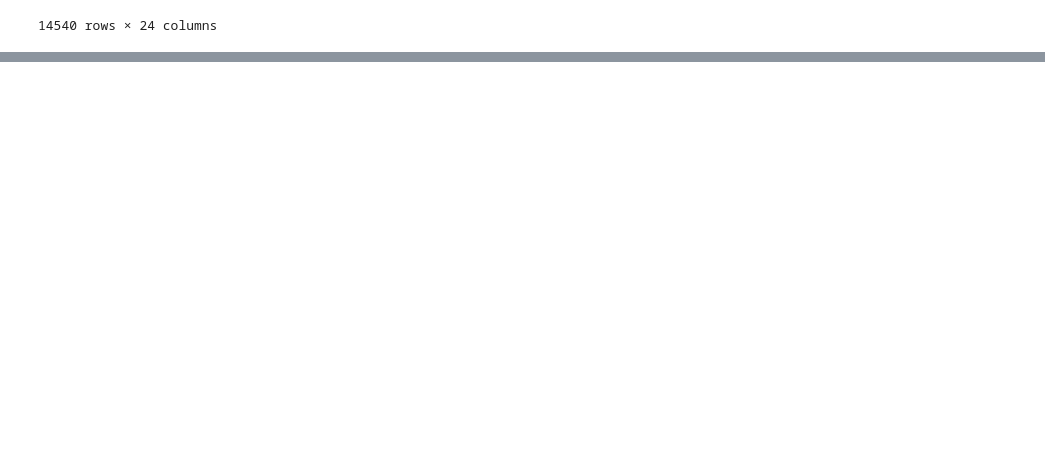
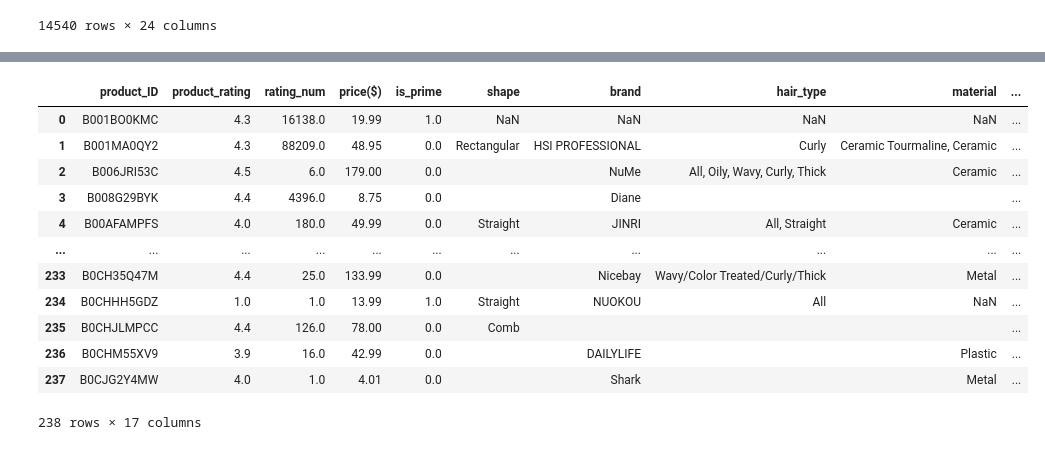
Before and after one commit to minfei-l/Hair-Straightener-Brush-Online-Market-Analytics, a Jupyter notebook: Hair_Straightener_Brush_Online_Market_Analytics.ipynb, the cells around one changed output, grey strips where cells are left out. Cells and saved outputs as stored; diff of their text form; code cells hidden in the pictures; blank space fills up the shorter version.

```diff
--- a/Hair_Straightener_Brush_Online_Market_Analytics.ipynb
+++ b/Hair_Straightener_Brush_Online_Market_Analytics.ipynb
@@ -244,0 +254,6 @@ product_review_df
+# %%
+easy_use = ['easy','easily','simple','manageable','adjustable','friendly']
+time_consuming = ['fast','quickly','quick','hour','effective','efficient']
+portability = ['travel','small','light','lightweight','convenient','handy','portable','vacation','convenience']
+gift = ['friend','gift','wife','sister','husband','granddaughter']
+protective = ['protective','protect','protection','safe','safety','protector','maintain']
@@ -244,0 +281,28 @@ product_review_df
+# %%
+easy_use_words = pd.Series([item[0] for w in easy_use for item in wv_model.wv.most_similar(w,topn=3)]).unique()
+time_consuming_words = pd.Series([item[0] for w in time_consuming for item in wv_model.wv.most_similar(w,topn=3)]).unique()
+portability_words = pd.Series([item[0] for w in portability for item in wv_model.wv.most_similar(w,topn=3)]).unique()
+gift_words = pd.Series([item[0] for w in gift for item in wv_model.wv.most_similar(w,topn=3)]).unique()
+protective_words = pd.Series([item[0] for w in protective for item in wv_model.wv.most_similar(w,topn=3)]).unique()
+# %%
+import math
+
+def dim_score(dim_words,review_tokens):
+    score = 0.0
+    TF = 0 #
+    N = len(review_tokens)
+    for token in review_tokens:
+         if token in dim_words:
+                TF = TF + 1
+    score = TF/N     #1 / (-math.log((1+TF)/N)) # score = -(1/(log((1+TF)/N)))
+    return score
+# %%
+final_df = pd.DataFrame([],columns=['product_ID','product_rating','rating_num','price($)','is_prime','shape','brand','hair_type','material','color','watt','review_tokens'])
+
+for ID,sub_df in product_review_df.groupby('product_ID'):
+    new_infos = list(sub_df[['product_ID','product_rating','rating_num','price($)','is_prime','shape','brand','hair_type','material','color','watt']].reset_index(drop=True).loc[0].values)
+    product_all_tokens = [tk for tk_lst in sub_df['tokens'] for tk in tk_lst]
+    new_infos.append(product_all_tokens)
+    final_df.loc[len(final_df)] = new_infos
+
+final_df
@@ -244,0 +323,22 @@ product_review_df
+# %%
+final_df['easy_use'] = final_df['review_tokens'].apply(lambda x:dim_score(easy_use_words,x))
+final_df['time_consuming'] = final_df['review_tokens'].apply(lambda x:dim_score(time_consuming_words,x))
+final_df['portability'] = final_df['review_tokens'].apply(lambda x:dim_score(portability_words,x))
+final_df['gift'] = final_df['review_tokens'].apply(lambda x:dim_score(gift_words,x))
+final_df['protective'] = final_df['review_tokens'].apply(lambda x:dim_score(protective_words,x))
+
+final_df
+# %% [output]
+|  | product_ID | product_rating | rating_num | price($) | is_prime | shape | brand | hair_type | material | ... |
+| 0 | B001BO0KMC | 4.3 | 16138.0 | 19.99 | 1.0 | NaN | NaN | NaN | NaN | ... |
+| 1 | B001MA0QY2 | 4.3 | 88209.0 | 48.95 | 0.0 | Rectangular | HSI PROFESSIONAL | Curly | Ceramic Tourmaline, Ceramic | ... |
+| 2 | B006JRI53C | 4.5 | 6.0 | 179.00 | 0.0 |  | NuMe | All, Oily, Wavy, Curly, Thick | Ceramic | ... |
+| 3 | B008G29BYK | 4.4 | 4396.0 | 8.75 | 0.0 |  | Diane |  |  | ... |
+| 4 | B00AFAMPFS | 4.0 | 180.0 | 49.99 | 0.0 | Straight | JINRI | All, Straight | Ceramic | ... |
+| ... | ... | ... | ... | ... | ... | ... | ... | ... | ... | ... |
+| 233 | B0CH35Q47M | 4.4 | 25.0 | 133.99 | 0.0 |  | Nicebay | Wavy/Color Treated/Curly/Thick | Metal | ... |
+| 234 | B0CHHH5GDZ | 1.0 | 1.0 | 13.99 | 1.0 | Straight | NUOKOU | All | NaN | ... |
+| 235 | B0CHJLMPCC | 4.4 | 126.0 | 78.00 | 0.0 | Comb |  |  |  | ... |
+| 236 | B0CHM55XV9 | 3.9 | 16.0 | 42.99 | 0.0 |  | DAILYLIFE |  | Plastic | ... |
+| 237 | B0CJG2Y4MW | 4.0 | 1.0 | 4.01 | 0.0 |  | Shark |  | Metal | ... |
+238 rows × 17 columns
```
Also changed, not shown: parts of 17 cells of this notebook.
